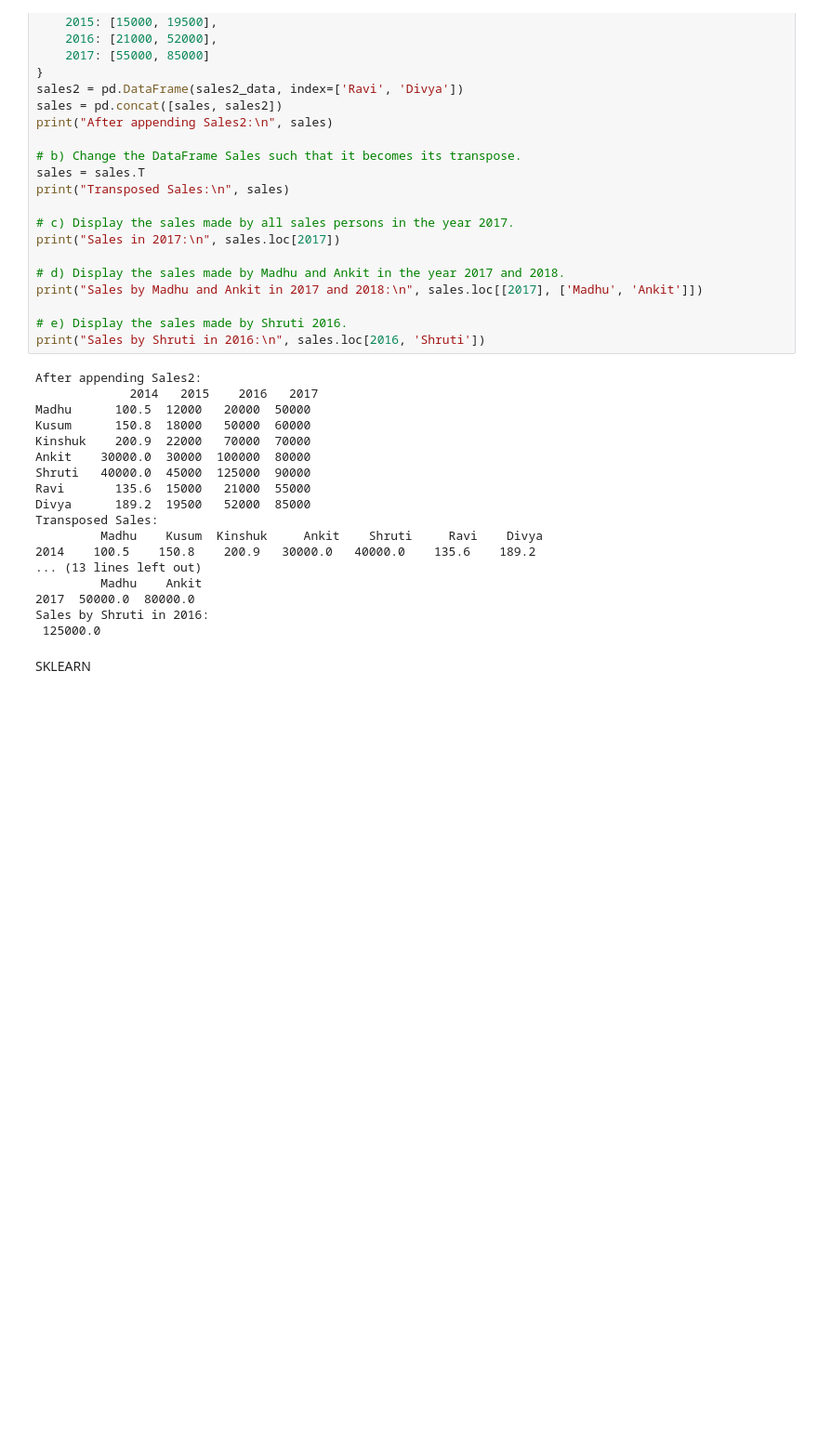
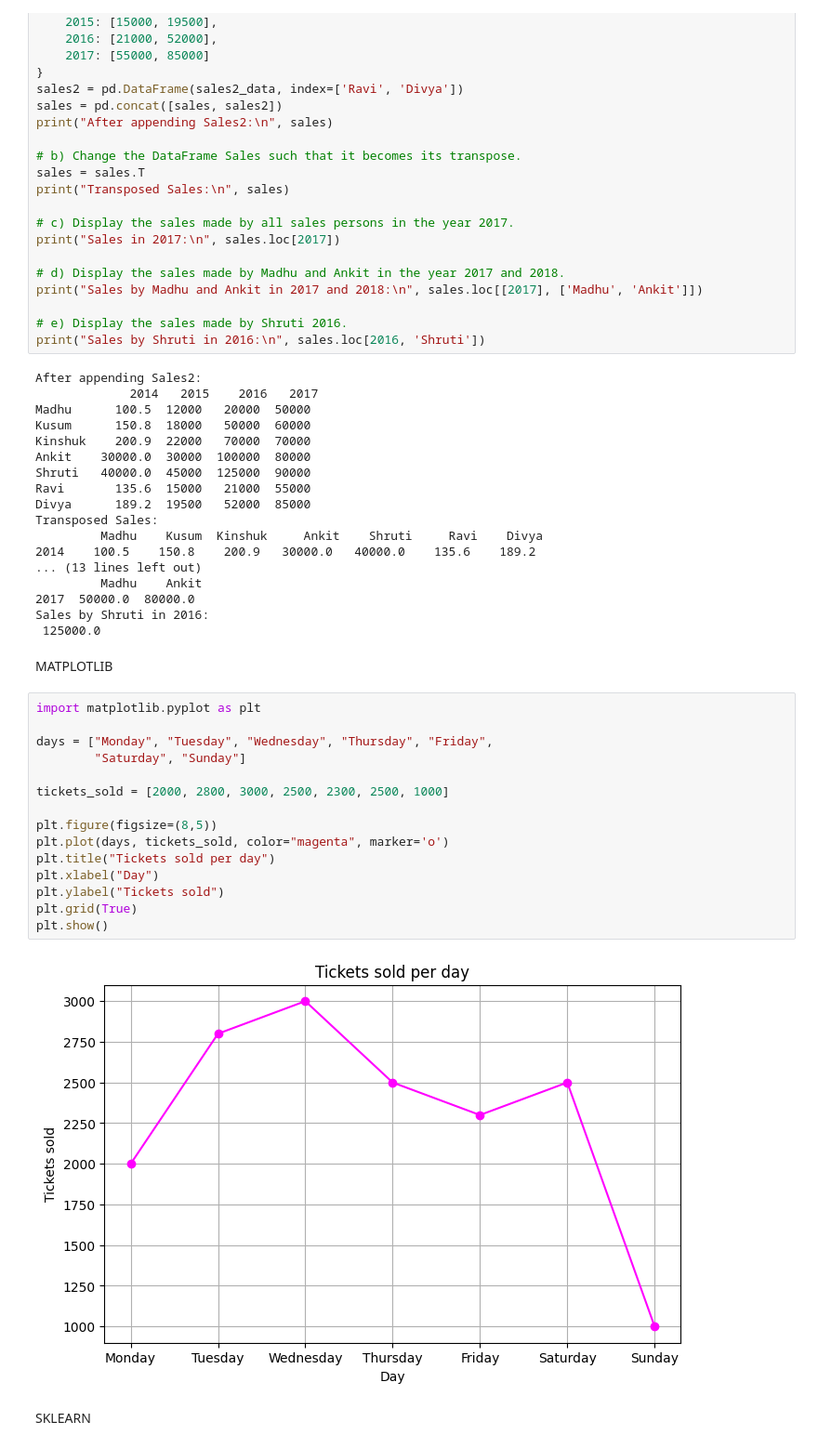
Before and after one commit to Saibalaji888/ML-lab, a Jupyter notebook: MachineLearning_Lab.ipynb, the cells around one changed output. Shown at 93% size. Saved outputs shown, nothing was run; the diff lists cells and outputs as text; blank space fills up the shorter version.

```diff
--- a/MachineLearning_Lab.ipynb
+++ b/MachineLearning_Lab.ipynb
@@ -99,6 +139,25 @@ Transposed Sales:
 2017  50000.0  80000.0
 Sales by Shruti in 2016:
  125000.0
+# %% [markdown]
+MATPLOTLIB
+# %%
+import matplotlib.pyplot as plt
+
+days = ["Monday", "Tuesday", "Wednesday", "Thursday", "Friday",
+        "Saturday", "Sunday"]
+
+tickets_sold = [2000, 2800, 3000, 2500, 2300, 2500, 1000]
+
+plt.figure(figsize=(8,5))
+plt.plot(days, tickets_sold, color="magenta", marker='o')
+plt.title("Tickets sold per day")
+plt.xlabel("Day")
+plt.ylabel("Tickets sold")
+plt.grid(True)
+plt.show()
+# %% [output]
+[figure, added]
 # %% [markdown]
 SKLEARN
 # %%
```
Also changed, not shown: parts of 34 cells of this notebook.
